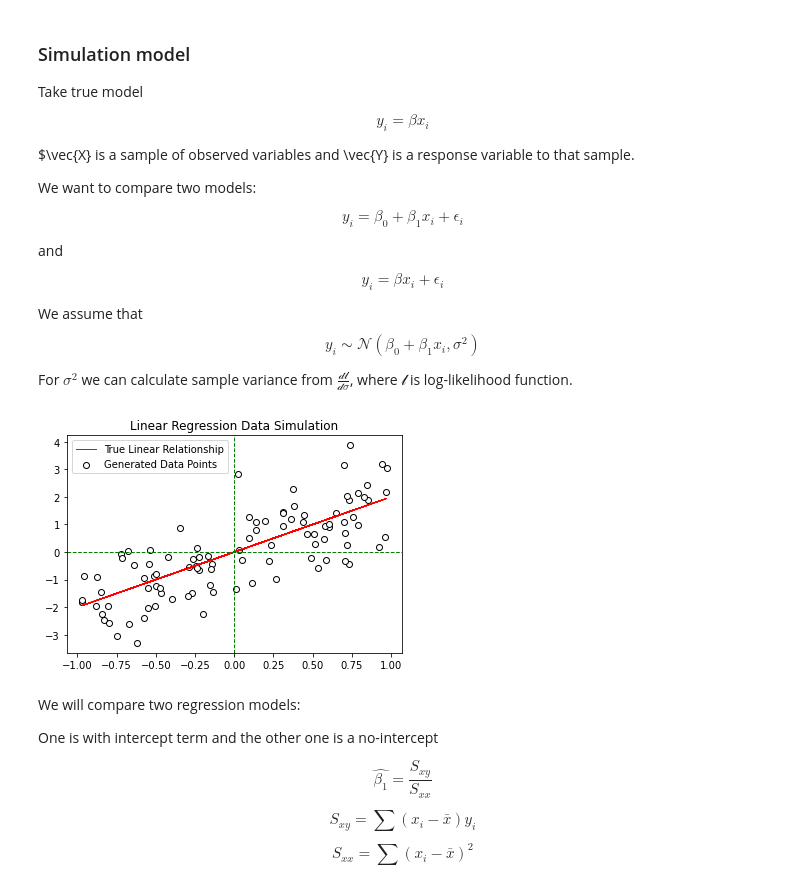
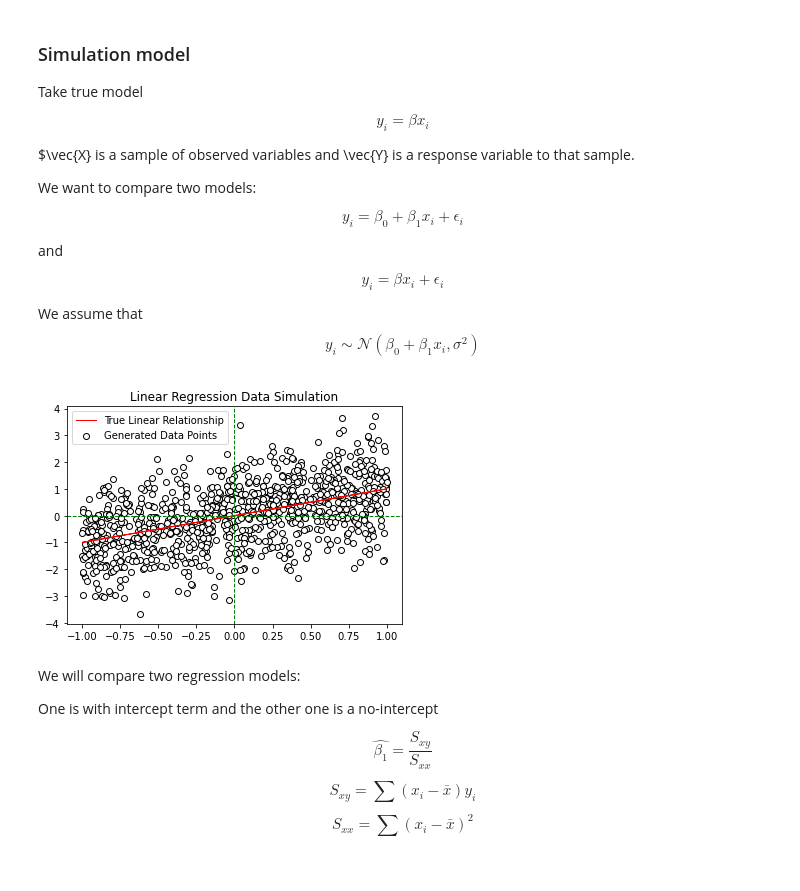
Before and after one commit to chedug/bsc, a Jupyter notebook: SSerror.ipynb, the cells around one changed output. Cells and saved outputs as stored; diff of their text form; code cells hidden in the pictures.

```diff
--- a/SSerror.ipynb
+++ b/SSerror.ipynb
@@ -16,34 +16,34 @@ and
 $$y_i=\beta x_i + \epsilon_i$$
 
 We assume that $$y_i \sim \mathcal{N}(\beta_0+\beta_1 x_i, \sigma ^2)$$
-
-For $\sigma^2$ we can calculate sample variance from $\frac{\mathcal{dl}}{\mathcal{d\sigma}}$, where $\mathcal{l}$ is log-likelihood function.
 # %%
 import numpy as np
 import matplotlib.pyplot as plt
 
 
-num_samples = 100  # number of sample points
+num_samples = 1000  # number of sample points
 
+#X = np.linspace(0, 1, num_samples) * 2 - 1
 X = np.random.rand(num_samples) * 2 - 1
 
-beta =  2 # true slope
+beta =  1 # true slope
+beta_0 = 0
 noise = np.random.randn(num_samples)  # standard normal noise term
 
-y = beta * X + noise
+y = beta * X + noise + beta_0
 
 
 plt.plot(X, beta * X, color='red', linewidth=1, label='True Linear Relationship')
 plt.scatter(X, y, color='white', edgecolor='black', marker='o', label='Generated Data Points')
 plt.legend()
 
 plt.axhline(0, color='green', linewidth=1, linestyle='--')
 plt.axvline(0, color='green', linewidth=1, linestyle='--')
 
 plt.title('Linear Regression Data Simulation')
 plt.show()
 # %% [output]
-[figure, old version]
+[figure, new version]
 # %% [markdown]
 We will compare two regression models:
 
```
Also changed, not shown: parts of 6 cells of this notebook, 8 other files.
